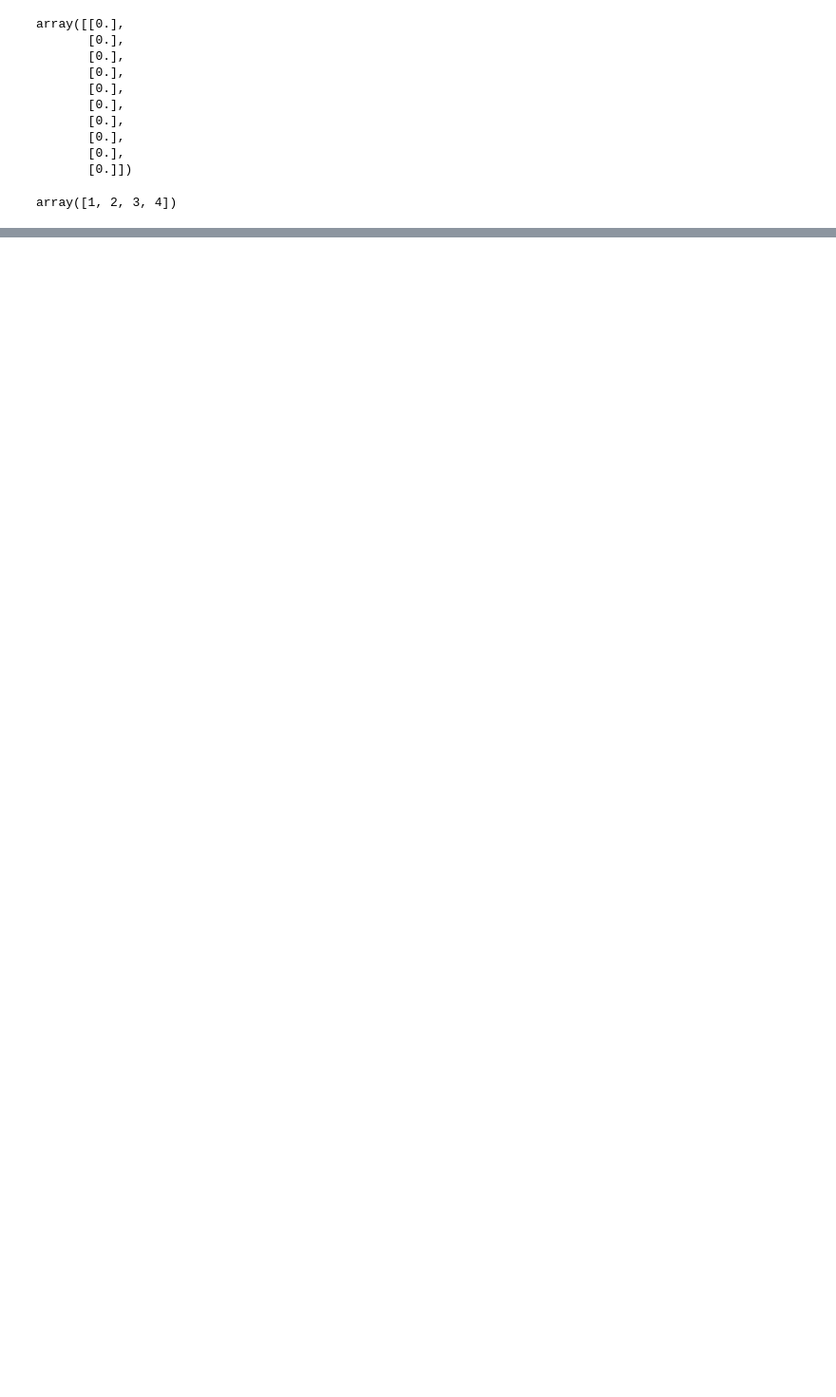
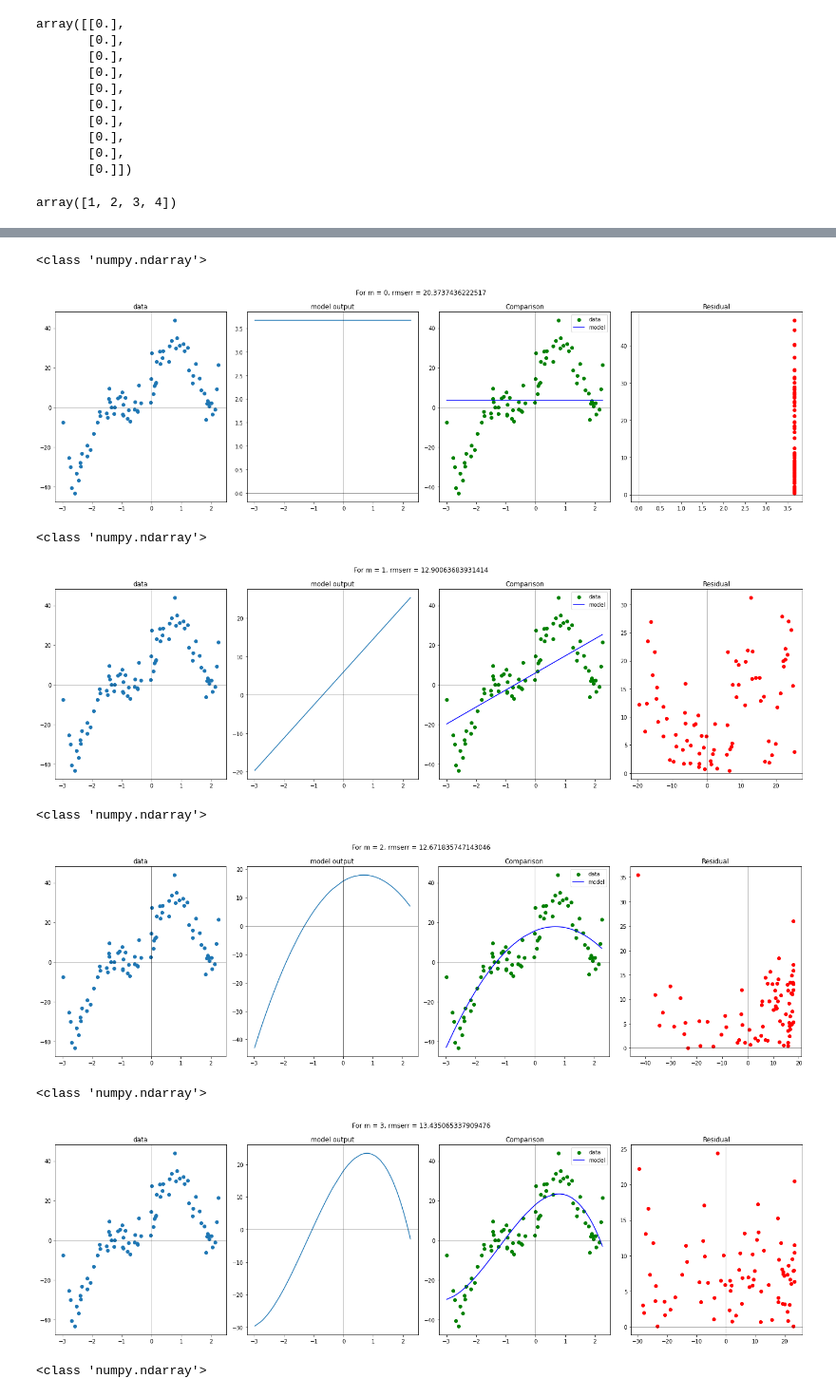
Before and after one commit to sidhant-tomar-003/polynomial-regression, a Jupyter notebook: Poly_fit_playground.ipynb, the cells around one changed output, grey strips where cells are left out. Shown at 95% size. Cells and saved outputs as stored; diff of their text form; code cells hidden in the pictures; blank space fills up the shorter version.

```diff
--- a/Poly_fit_playground.ipynb
+++ b/Poly_fit_playground.ipynb
@@ -222,0 +511,13 @@ def rmse(coeffs, X, Y, st):
+# %%
+mod = PF.fit_model(print_graphs=True)
+mod
+# %% [output]
+<class 'numpy.ndarray'>
+[figure, added]
+<class 'numpy.ndarray'>
+[figure, added]
+<class 'numpy.ndarray'>
+[figure, added]
+<class 'numpy.ndarray'>
+[figure, added]
+<class 'numpy.ndarray'>
```
Also changed, not shown: parts of 17 cells of this notebook, 3 other files.
